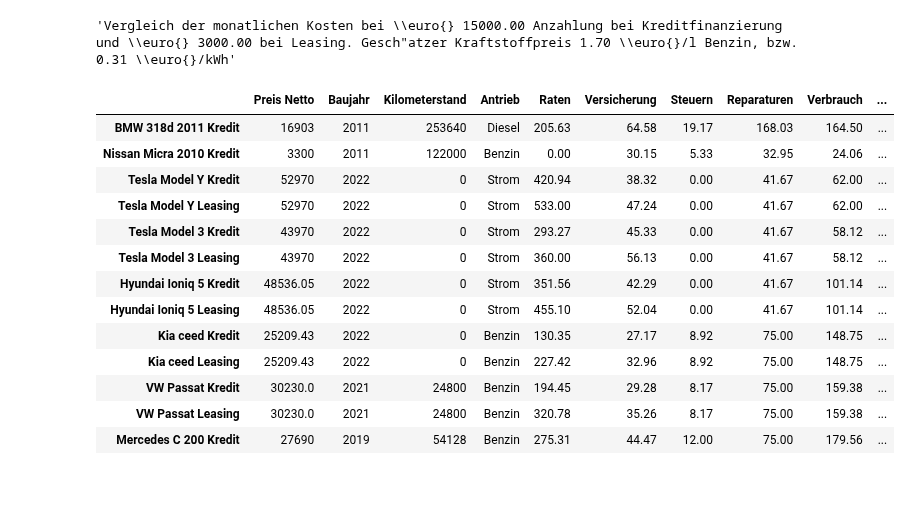
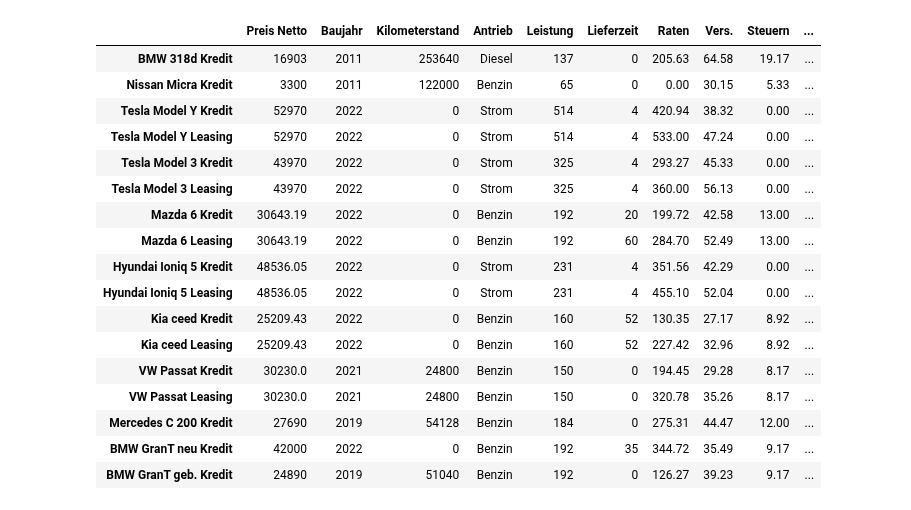
Before and after one commit to schorschie/car_cost_comparisons, a Jupyter notebook: BK_Caller_with_leasing.ipynb, the cells around one changed output. Drawn from its saved outputs; the diff is of its cells as text; code cells hidden in the pictures.

```diff
--- a/BK_Caller_with_leasing.ipynb
+++ b/BK_Caller_with_leasing.ipynb
@@ -498,28 +676,35 @@ for car in cars:
 #               .applymap(light_style, subset=light_row).set_precision(2))
 #
 # %%
-comparison_caption = 'Vergleich der monatlichen Kosten bei \euro{} %.2f Anzahlung bei Kreditfinanzierung und \euro{} %.2f bei Leasing. Gesch\"atzer Kraftstoffpreis %.2f \euro{}/l Benzin, bzw. %.2f \euro{}/kWh' % (
+comparison_caption = r"""Vergleich der monatlichen Kosten bei \euro{} %.2f Anzahlung bei Kreditfinanzierung und \euro{} %.2f bei Leasing.
+
+Gesch\"atzer Kraftstoffpreis %.2f \euro{}/l Benzin, bzw. %.2f \euro{}/kWh
+
+""" % (
     down_payment_buy,
     down_payment_lease,
     b_0,
     e_0
 )
-display(comparison_caption)
+
 comparison.round(2)
 # %% [output]
-'Vergleich der monatlichen Kosten bei \\euro{} 15000.00 Anzahlung bei Kreditfinanzierung und \\euro{} 3000.00 bei Leasing. Gesch"atzer Kraftstoffpreis 1.70 \\euro{}/l Benzin, bzw. 0.31 \\euro{}/kWh'
-|  | Preis Netto | Baujahr | Kilometerstand | Antrieb | Raten | Versicherung | Steuern | Reparaturen | Verbrauch | ... |
-| BMW 318d 2011 Kredit | 16903 | 2011 | 253640 | Diesel | 205.63 | 64.58 | 19.17 | 168.03 | 164.50 | ... |
-| Nissan Micra 2010 Kredit | 3300 | 2011 | 122000 | Benzin | 0.00 | 30.15 | 5.33 | 32.95 | 24.06 | ... |
-| Tesla Model Y Kredit | 52970 | 2022 | 0 | Strom | 420.94 | 38.32 | 0.00 | 41.67 | 62.00 | ... |
-| Tesla Model Y Leasing | 52970 | 2022 | 0 | Strom | 533.00 | 47.24 | 0.00 | 41.67 | 62.00 | ... |
-| Tesla Model 3 Kredit | 43970 | 2022 | 0 | Strom | 293.27 | 45.33 | 0.00 | 41.67 | 58.12 | ... |
-| Tesla Model 3 Leasing | 43970 | 2022 | 0 | Strom | 360.00 | 56.13 | 0.00 | 41.67 | 58.12 | ... |
-| Hyundai Ioniq 5 Kredit | 48536.05 | 2022 | 0 | Strom | 351.56 | 42.29 | 0.00 | 41.67 | 101.14 | ... |
-| Hyundai Ioniq 5 Leasing | 48536.05 | 2022 | 0 | Strom | 455.10 | 52.04 | 0.00 | 41.67 | 101.14 | ... |
-| Kia ceed Kredit | 25209.43 | 2022 | 0 | Benzin | 130.35 | 27.17 | 8.92 | 75.00 | 148.75 | ... |
-| Kia ceed Leasing | 25209.43 | 2022 | 0 | Benzin | 227.42 | 32.96 | 8.92 | 75.00 | 148.75 | ... |
-| VW Passat Kredit | 30230.0 | 2021 | 24800 | Benzin | 194.45 | 29.28 | 8.17 | 75.00 | 159.38 | ... |
-| VW Passat Leasing | 30230.0 | 2021 | 24800 | Benzin | 320.78 | 35.26 | 8.17 | 75.00 | 159.38 | ... |
-| Mercedes C 200 Kredit | 27690 | 2019 | 54128 | Benzin | 275.31 | 44.47 | 12.00 | 75.00 | 179.56 | ... |
+|  | Preis Netto | Baujahr | Kilometerstand | Antrieb | Leistung | Lieferzeit | Raten | Vers. | Steuern | ... |
+| BMW 318d Kredit | 16903 | 2011 | 253640 | Diesel | 137 | 0 | 205.63 | 64.58 | 19.17 | ... |
+| Nissan Micra Kredit | 3300 | 2011 | 122000 | Benzin | 65 | 0 | 0.00 | 30.15 | 5.33 | ... |
+| Tesla Model Y Kredit | 52970 | 2022 | 0 | Strom | 514 | 4 | 420.94 | 38.32 | 0.00 | ... |
+| Tesla Model Y Leasing | 52970 | 2022 | 0 | Strom | 514 | 4 | 533.00 | 47.24 | 0.00 | ... |
+| Tesla Model 3 Kredit | 43970 | 2022 | 0 | Strom | 325 | 4 | 293.27 | 45.33 | 0.00 | ... |
+| Tesla Model 3 Leasing | 43970 | 2022 | 0 | Strom | 325 | 4 | 360.00 | 56.13 | 0.00 | ... |
+| Mazda 6 Kredit | 30643.19 | 2022 | 0 | Benzin | 192 | 20 | 199.72 | 42.58 | 13.00 | ... |
+| Mazda 6 Leasing | 30643.19 | 2022 | 0 | Benzin | 192 | 60 | 284.70 | 52.49 | 13.00 | ... |
+| Hyundai Ioniq 5 Kredit | 48536.05 | 2022 | 0 | Strom | 231 | 4 | 351.56 | 42.29 | 0.00 | ... |
+| Hyundai Ioniq 5 Leasing | 48536.05 | 2022 | 0 | Strom | 231 | 4 | 455.10 | 52.04 | 0.00 | ... |
+| Kia ceed Kredit | 25209.43 | 2022 | 0 | Benzin | 160 | 52 | 130.35 | 27.17 | 8.92 | ... |
+| Kia ceed Leasing | 25209.43 | 2022 | 0 | Benzin | 160 | 52 | 227.42 | 32.96 | 8.92 | ... |
+| VW Passat Kredit | 30230.0 | 2021 | 24800 | Benzin | 150 | 0 | 194.45 | 29.28 | 8.17 | ... |
+| VW Passat Leasing | 30230.0 | 2021 | 24800 | Benzin | 150 | 0 | 320.78 | 35.26 | 8.17 | ... |
+| Mercedes C 200 Kredit | 27690 | 2019 | 54128 | Benzin | 184 | 0 | 275.31 | 44.47 | 12.00 | ... |
+| BMW GranT neu Kredit | 42000 | 2022 | 0 | Benzin | 192 | 35 | 344.72 | 35.49 | 9.17 | ... |
+| BMW GranT geb. Kredit | 24890 | 2019 | 51040 | Benzin | 192 | 0 | 126.27 | 39.23 | 9.17 | ... |
 # %%
```
Also changed, not shown: parts of 5 cells of this notebook, 3 other files.
